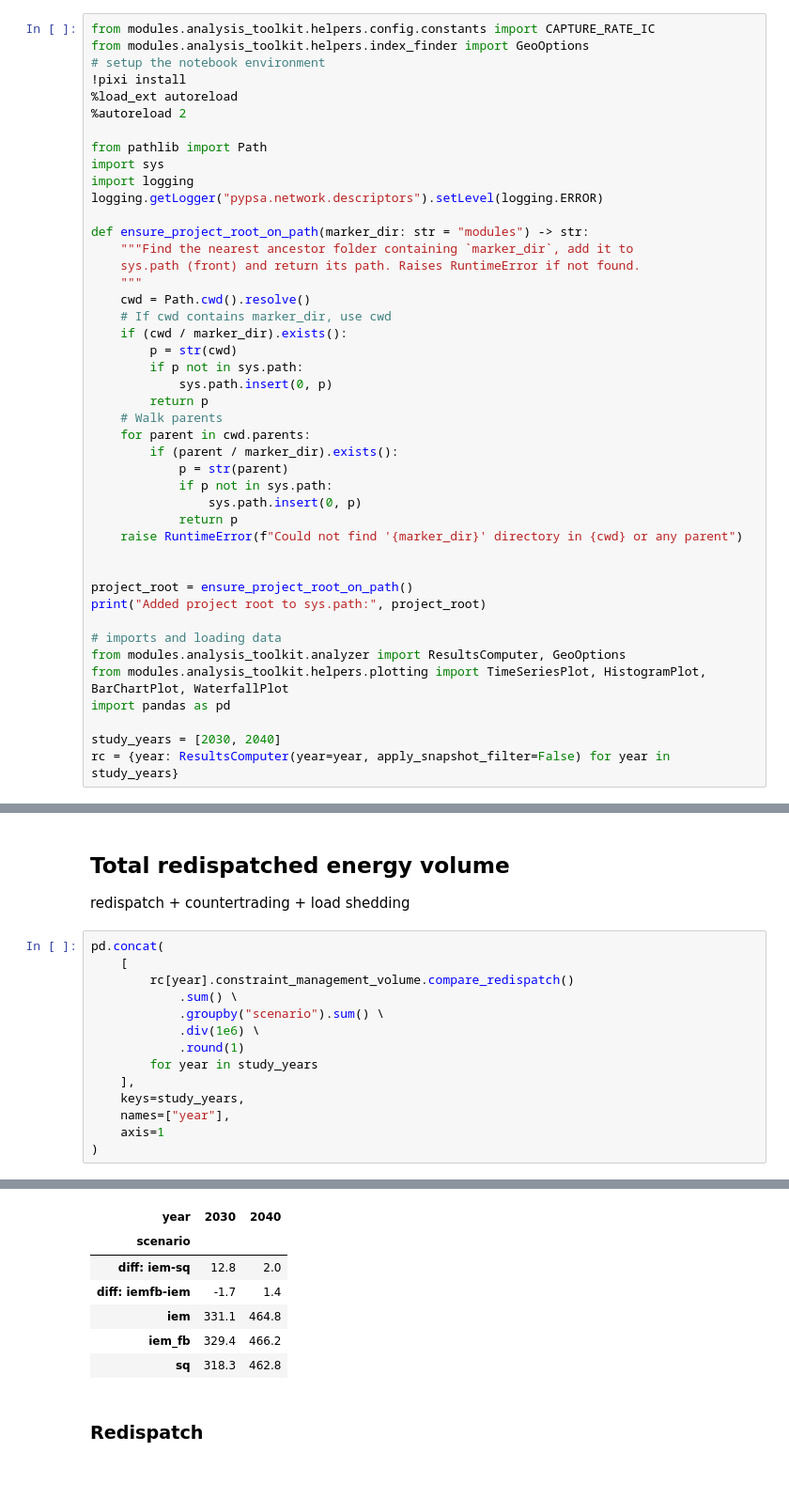
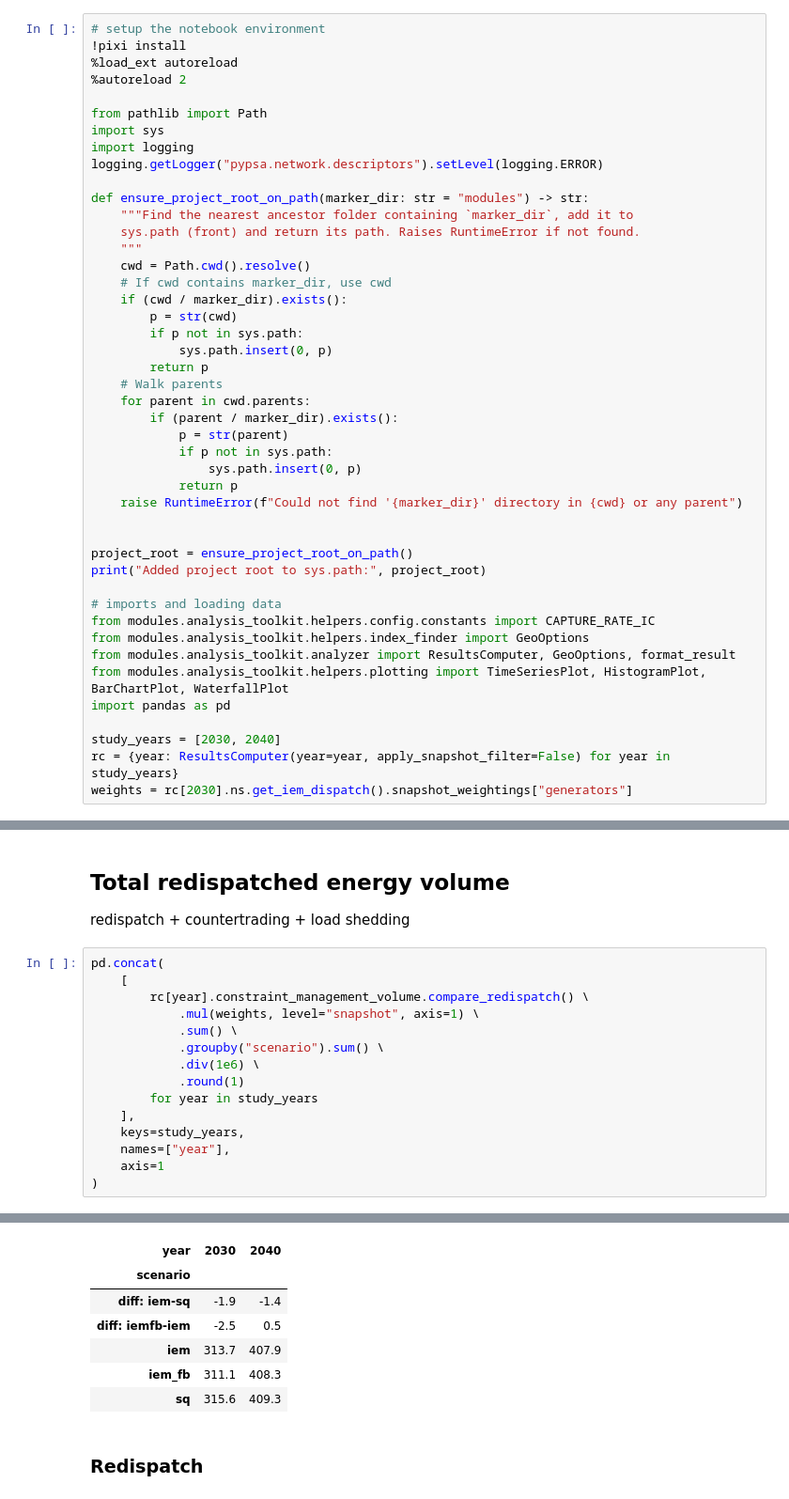
Before and after one commit to open-energy-transition/NGV-FBMC, a Jupyter notebook: modules/analysis_toolkit/validation_checks.ipynb, the cells around one changed output, grey strips where cells are left out. Shown at 94% size. Drawn from its saved outputs; the diff is of its cells as text.

```diff
--- a/modules/analysis_toolkit/validation_checks.ipynb
+++ b/modules/analysis_toolkit/validation_checks.ipynb
@@ -1,8 +1,6 @@
 # %% [markdown]
 ##### Imports and setup
 # %%
-from modules.analysis_toolkit.helpers.config.constants import CAPTURE_RATE_IC
-from modules.analysis_toolkit.helpers.index_finder import GeoOptions
 # setup the notebook environment
 !pixi install
 %load_ext autoreload
@@ -38,11 +36,14 @@ project_root = ensure_project_root_on_path()
 print("Added project root to sys.path:", project_root)
 
 # imports and loading data
-from modules.analysis_toolkit.analyzer import ResultsComputer, GeoOptions
+from modules.analysis_toolkit.helpers.config.constants import CAPTURE_RATE_IC
+from modules.analysis_toolkit.helpers.index_finder import GeoOptions
+from modules.analysis_toolkit.analyzer import ResultsComputer, GeoOptions, format_result
 from modules.analysis_toolkit.helpers.plotting import TimeSeriesPlot, HistogramPlot, BarChartPlot, WaterfallPlot
 import pandas as pd
 
 study_years = [2030, 2040]
 rc = {year: ResultsComputer(year=year, apply_snapshot_filter=False) for year in study_years}
+weights = rc[2030].ns.get_iem_dispatch().snapshot_weightings["generators"]
 # %% [output]
 ✔ The default environment has been installed.
@@ -351,27 +387,28 @@ redispatch + countertrading + load shedding
 # %%
 pd.concat(
     [
-        rc[year].constraint_management_volume.compare_redispatch()
+        rc[year].constraint_management_volume.compare_redispatch() \
+            .mul(weights, level="snapshot", axis=1) \
             .sum() \
             .groupby("scenario").sum() \
             .div(1e6) \
             .round(1)
         for year in study_years
     ],
     keys=study_years,
     names=["year"],
     axis=1
 )
 # %% [output]
 Calling method constraint_management_volume
 Calling method constraint_management_volume
 | year | 2030 | 2040 |
 | scenario |  |  |
-| diff: iem-sq | 12.8 | 2.0 |
-| diff: iemfb-iem | -1.7 | 1.4 |
-| iem | 331.1 | 464.8 |
-| iem_fb | 329.4 | 466.2 |
-| sq | 318.3 | 462.8 |
+| diff: iem-sq | -1.9 | -1.4 |
+| diff: iemfb-iem | -2.5 | 0.5 |
+| iem | 313.7 | 407.9 |
+| iem_fb | 311.1 | 408.3 |
+| sq | 315.6 | 409.3 |
 # %% [markdown]
 ### Redispatch
 # %% [markdown]
```
Also changed, not shown: parts of 38 cells of this notebook, 3 other files.
